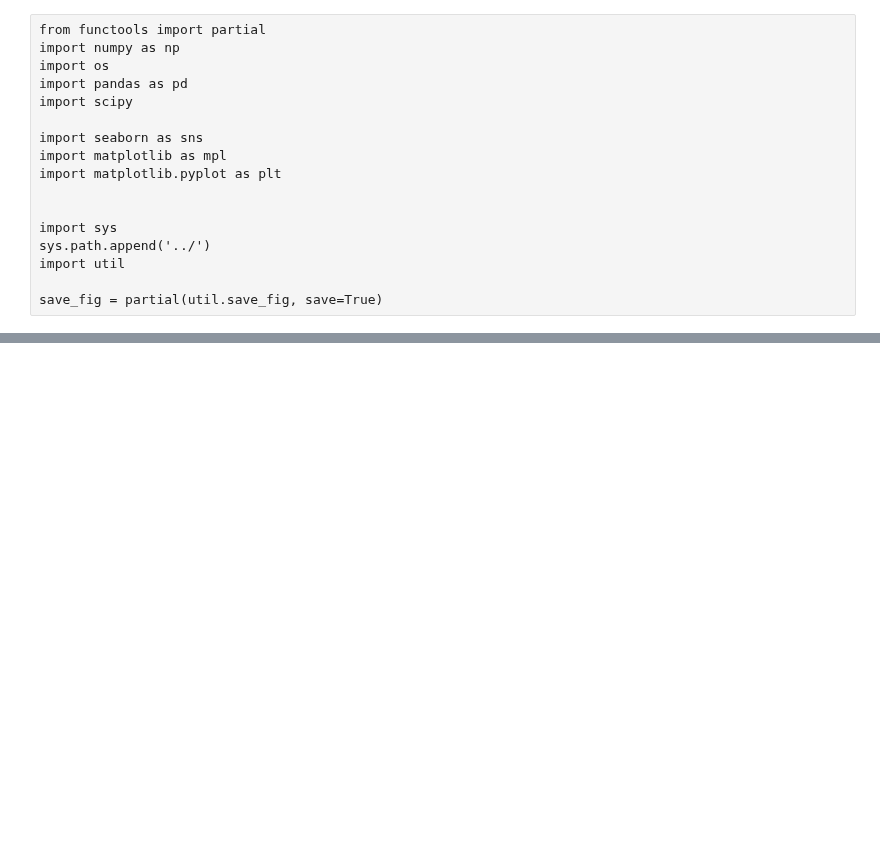
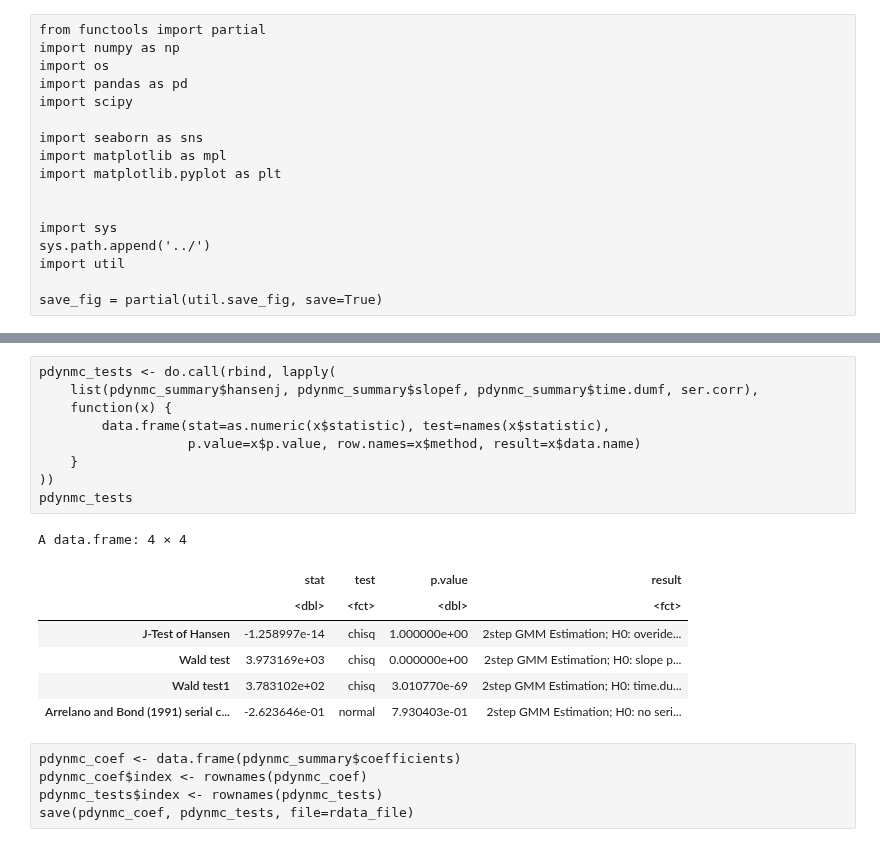
Before and after one commit to drakesiard/em-2020, a Jupyter notebook: analysis/D3_gmm_template.ipynb, the cells around one changed output, grey strips where cells are left out. Saved outputs shown, nothing was run; the diff lists cells and outputs as text; blank space fills up the shorter version.

```diff
--- a/analysis/D3_gmm_template.ipynb
+++ b/analysis/D3_gmm_template.ipynb
@@ -143,0 +134,22 @@ pdynmc_coef
+# %%
+pdynmc_tests <- do.call(rbind, lapply(
+    list(pdynmc_summary$hansenj, pdynmc_summary$slopef, pdynmc_summary$time.dumf, ser.corr),
+    function(x) {
+        data.frame(stat=as.numeric(x$statistic), test=names(x$statistic),
+                   p.value=x$p.value, row.names=x$method, result=x$data.name)
+    }
+))
+pdynmc_tests
+# %% [output]
+A data.frame: 4 × 4
+|  | stat | test | p.value | result |
+|  | <dbl> | <fct> | <dbl> | <fct> |
+| J-Test of Hansen | -1.258997e-14 | chisq | 1.000000e+00 | 2step GMM Estimation; H0: overide... |
+| Wald test | 3.973169e+03 | chisq | 0.000000e+00 | 2step GMM Estimation; H0: slope p... |
+| Wald test1 | 3.783102e+02 | chisq | 3.010770e-69 | 2step GMM Estimation; H0: time.du... |
+| Arrelano and Bond (1991) serial c... | -2.623646e-01 | normal | 7.930403e-01 | 2step GMM Estimation; H0: no seri... |
+# %%
+pdynmc_coef <- data.frame(pdynmc_summary$coefficients)
+pdynmc_coef$index <- rownames(pdynmc_coef)
+pdynmc_tests$index <- rownames(pdynmc_tests)
+save(pdynmc_coef, pdynmc_tests, file=rdata_file)
```
Also changed, not shown: parts of 11 cells of this notebook, 2 other files.
